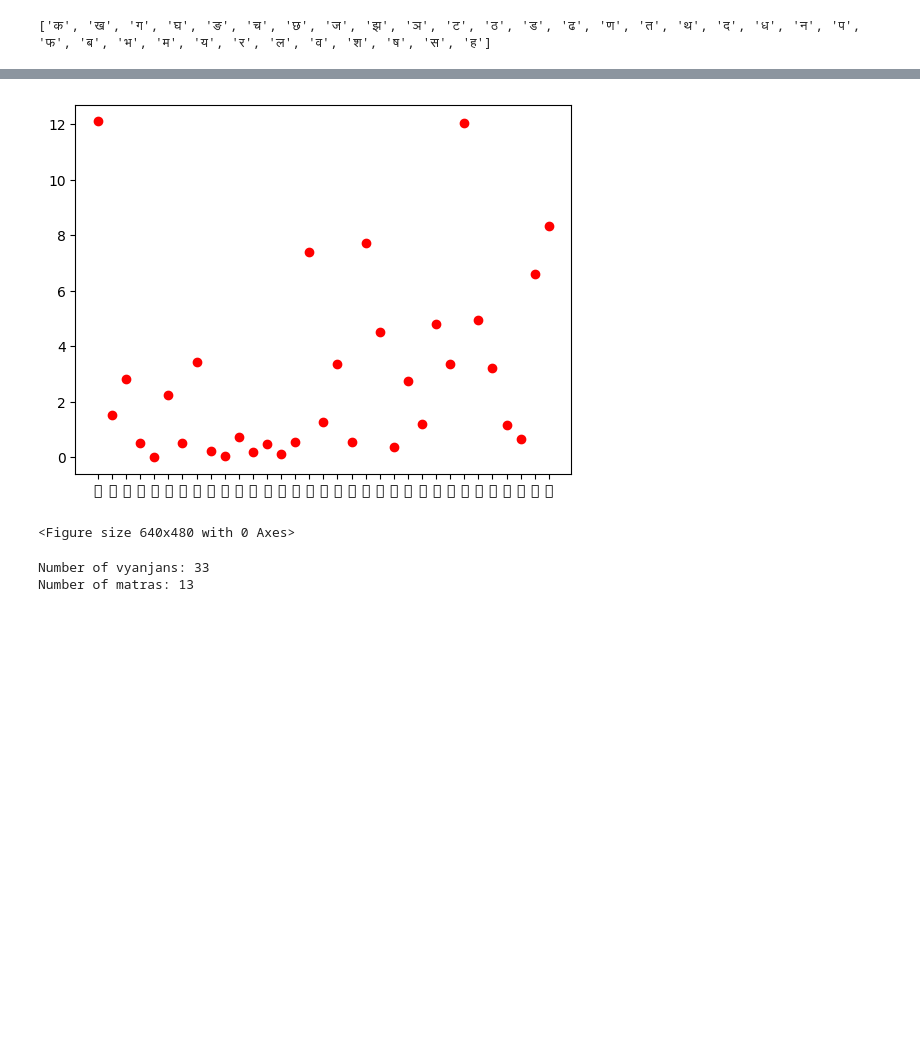
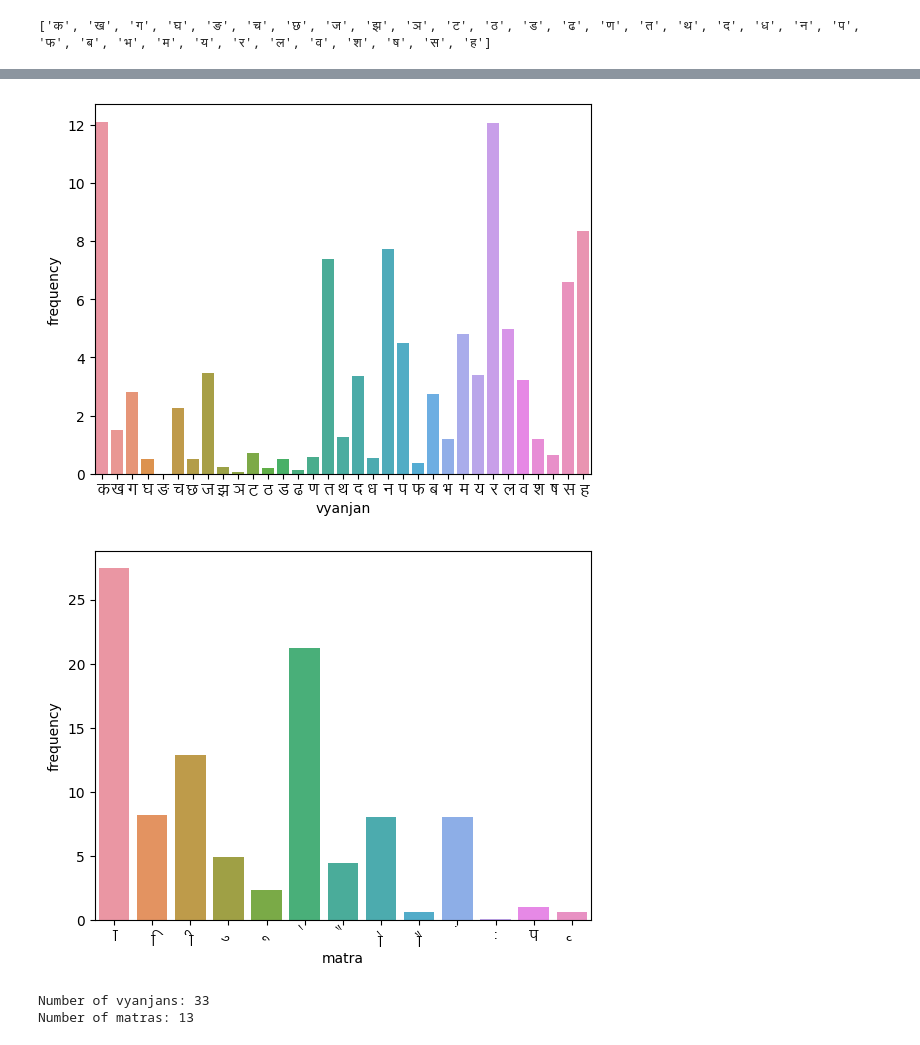
Before and after one commit to Rudragohel/CryptpanalysisInIndianLanguages, a Jupyter notebook: find.ipynb, the cells around one changed output, grey strips where cells are left out. Cells and saved outputs as stored; diff of their text form; code cells hidden in the pictures; blank space fills up the shorter version.

Commit message:
Bar Graph Hindi text added

```diff
--- a/find.ipynb
+++ b/find.ipynb
@@ -17,6 +18,7 @@ df_endings = pd.DataFrame(columns=['ending', 'frequency'])
 df_vyanjan = pd.DataFrame(columns=['vyanjan', 'frequency'])
 df_matra = pd.DataFrame(columns=['matra', 'frequency'])
 df_halfLetters = pd.DataFrame(columns=['halfLetter', 'frequency'])
+df_swar = pd.DataFrame(columns=['swar', 'frequency'])
 # %%
 print(hc.vyanjans)
 # %% [output]
@@ -93,10 +117,12 @@ with open('input.txt',encoding='utf-8') as f:
         for i in range(len(word)):
             df_vyanjan.loc[df_vyanjan['vyanjan'] == word[i], 'frequency'] += 1
             df_matra.loc[df_matra['matra'] == word[i], 'frequency'] += 1
-
+            df_swar.loc[df_swar['swar'] == word[i], 'frequency'] += 1
             if(word[i]=='्'):
                 # print(f'Half letter {word[i-1]}{word[i]} detected in {word}')
                 InsertOrIncrease(df_halfLetters, 'halfLetter',word[i-1]+word[i])
+
+
 
         if len(word) ==1:
             InsertOrIncrease(df_monograms, 'monogram',word)
@@ -124,5 +150,9 @@ generateCSV(df_triagrams, 'triagrams.csv')
 generateCSV(df_endings, 'endings.csv')
 
 generateCSV(df_halfLetters, 'halfLetters.csv')
+
+generateCSV(df_swar, 'swar.csv')
+
+print(df_swar)
 # %% [output]
 Number of words: 4702
@@ -129,17 +172,30 @@ Number of words: 4702
-# %%
-
-ax, fig = plt.subplots()
-
-plt.plot(df_vyanjan['vyanjan'], df_vyanjan['frequency'], 'ro')
-font_path = "Devanagari.ttf"
-prop = mfm.FontProperties(fname=font_path)
-# plt.text(0.1, 0.1, s='abcdefghj', fontproperties=prop, fontsize=20)
-
-plt.show()
-plt.savefig('vyanjan.png')
-# %% [output]
-[figure, removed]
-<Figure size 640x480 with 0 Axes>
+# %%
+def PlotBarGraph(df, name):
+    plt.figure()
+    arr=df[name].copy()
+    ax=plt.axes()
+    # print(arr)
+    for i in range(len(arr)):
+        if name=='matra':
+            arr[i] = mk.MatraMap[arr[i]]
+        elif name=='vyanjan':
+            arr[i] = mk.Vyanjanmap[arr[i]]
+        elif name=='swar':
+            arr[i] = mk.SwarMap[arr[i]]
+    # print(arr)
+    font_path = "KrutiDev-010.TTF"
+    prop = mfm.FontProperties(fname=font_path)
+
+    sns.barplot(x=arr, y=df['frequency'])
+    ax.set_xticklabels(arr, fontproperties=prop, fontsize=15)
+
+    plt.savefig(name+'.png')
+# %%
+PlotBarGraph(df_vyanjan, 'vyanjan')
+PlotBarGraph(df_matra, 'matra')
+# %% [output]
+[figure, added]
+[figure, added]
 # %%
 print(f'Number of vyanjans: {len(hc.vyanjans)}')
 print(f'Number of matras: {len(hc.matras)}')
```
Also changed, not shown: parts of 9 cells of this notebook, 6 other files.
